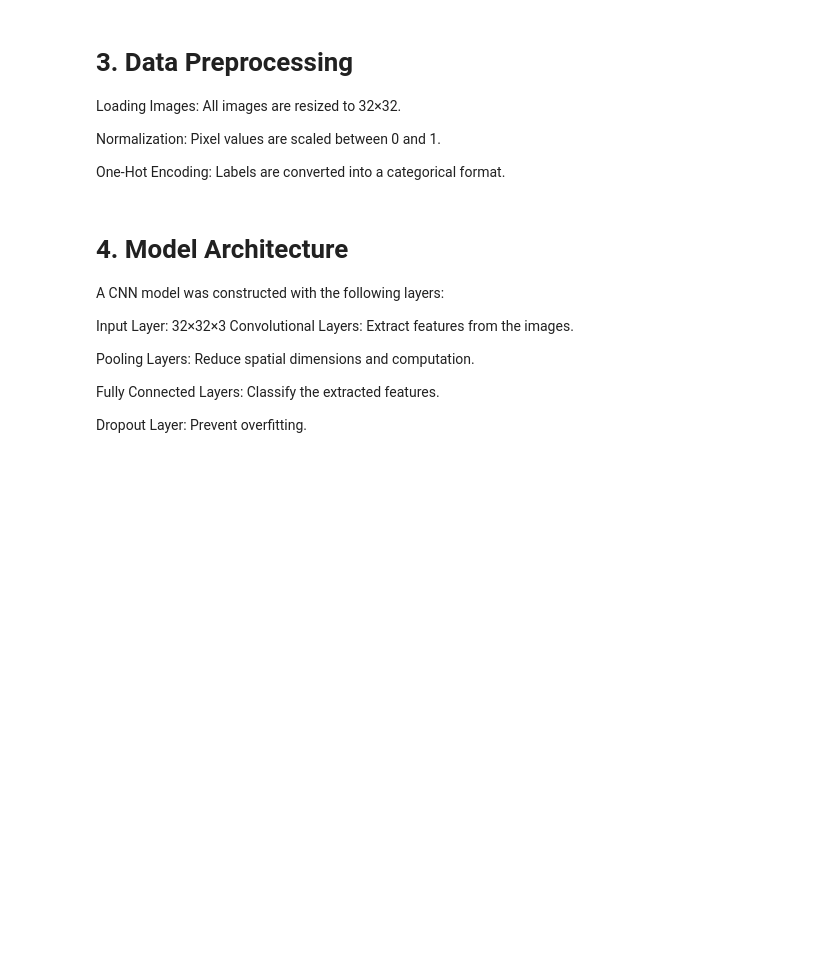
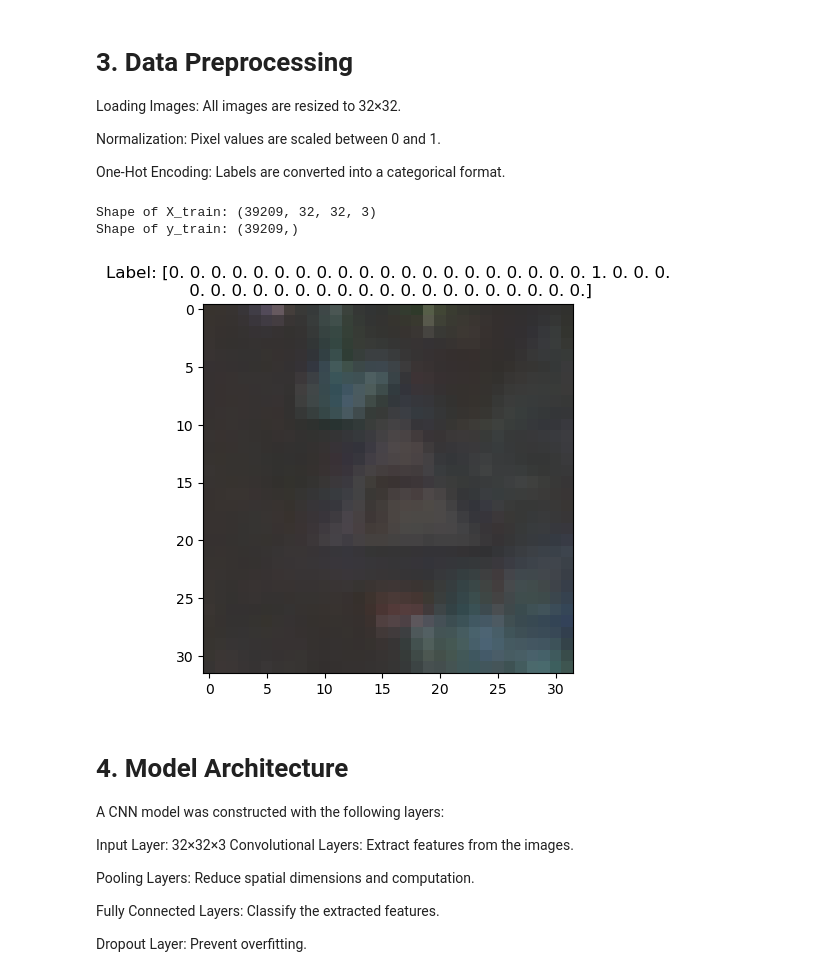
Before and after one commit to vgowri/Image-Based-Traffic-Sign-Classification-Using-Deep-Learning, a Jupyter notebook: Final_project1.ipynb, the cells around one changed output. Cells and saved outputs as stored; diff of their text form; code cells hidden in the pictures; blank space fills up the shorter version.

```diff
--- a/Final_project1.ipynb
+++ b/Final_project1.ipynb
@@ -82,12 +107,0 @@ y_train = np.array(y_train)
-# %%
-X_test = []
-y_test = []
-for i in range(len(test_data)):
-    img_path = os.path.join(dataset_path, test_data.iloc[i]['Path'])
-    image = cv2.imread(img_path)
-    image = cv2.resize(image, (32, 32)) / 255.0  # Normalize
-    X_test.append(image)
-    y_test.append(test_data.iloc[i]['ClassId'])
-
-X_test = np.array(X_test)
-y_test = np.array(y_test)
@@ -107,0 +108,28 @@ datagen = ImageDataGenerator(
+# %%
+# Image dimensions
+IMG_HEIGHT = 32
+IMG_WIDTH = 32
+
+# Initialize lists to store images and labels
+X_train = []
+y_train = []
+
+# Load and preprocess training images
+for index, row in train_df.iterrows():
+    img_path = os.path.join(dataset_path, row['Path'])
+    image = cv2.imread(img_path)
+    if image is not None:
+        image = cv2.resize(image, (IMG_WIDTH, IMG_HEIGHT))
+        image = image / 255.0  # Normalize to [0, 1]
+        X_train.append(image)
+        y_train.append(row['ClassId'])
+
+# Convert lists to numpy arrays
+X_train = np.array(X_train)
+y_train = np.array(y_train)
+
+print("Shape of X_train:", X_train.shape)
+print("Shape of y_train:", y_train.shape)
+# %% [output]
+Shape of X_train: (39209, 32, 32, 3)
+Shape of y_train: (39209,)
@@ -108,3 +139,10 @@ datagen = ImageDataGenerator(
+# %%
+# Display the first image and its label
+plt.imshow(X_train[0])  # Show the image (it will be normalized, so colors might appear dimmer)
+plt.title(f"Label: {y_train[0]}")  # Show the corresponding label
+plt.show()
+# %% [output]
+[figure, added]
 # %% [markdown]
 # 4. Model Architecture
 A CNN model was constructed with the following layers:
```
Also changed, not shown: parts of 26 cells of this notebook.
